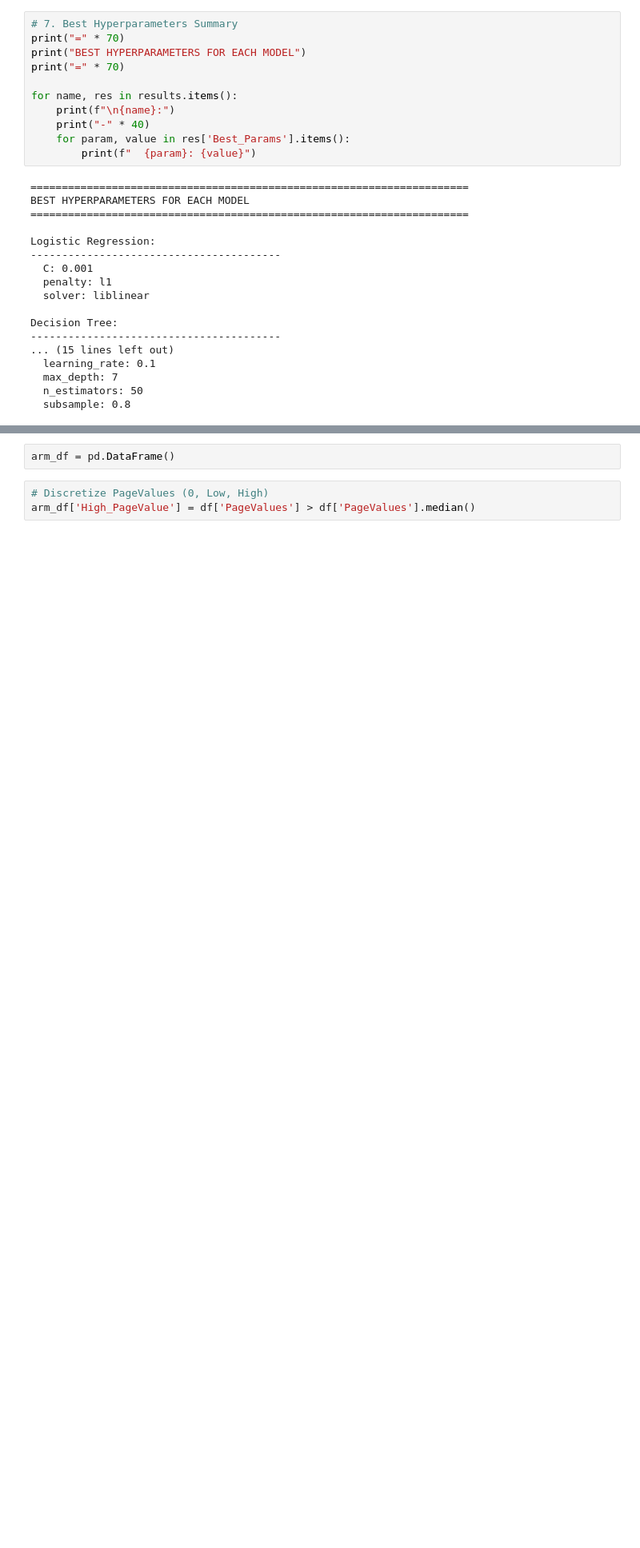
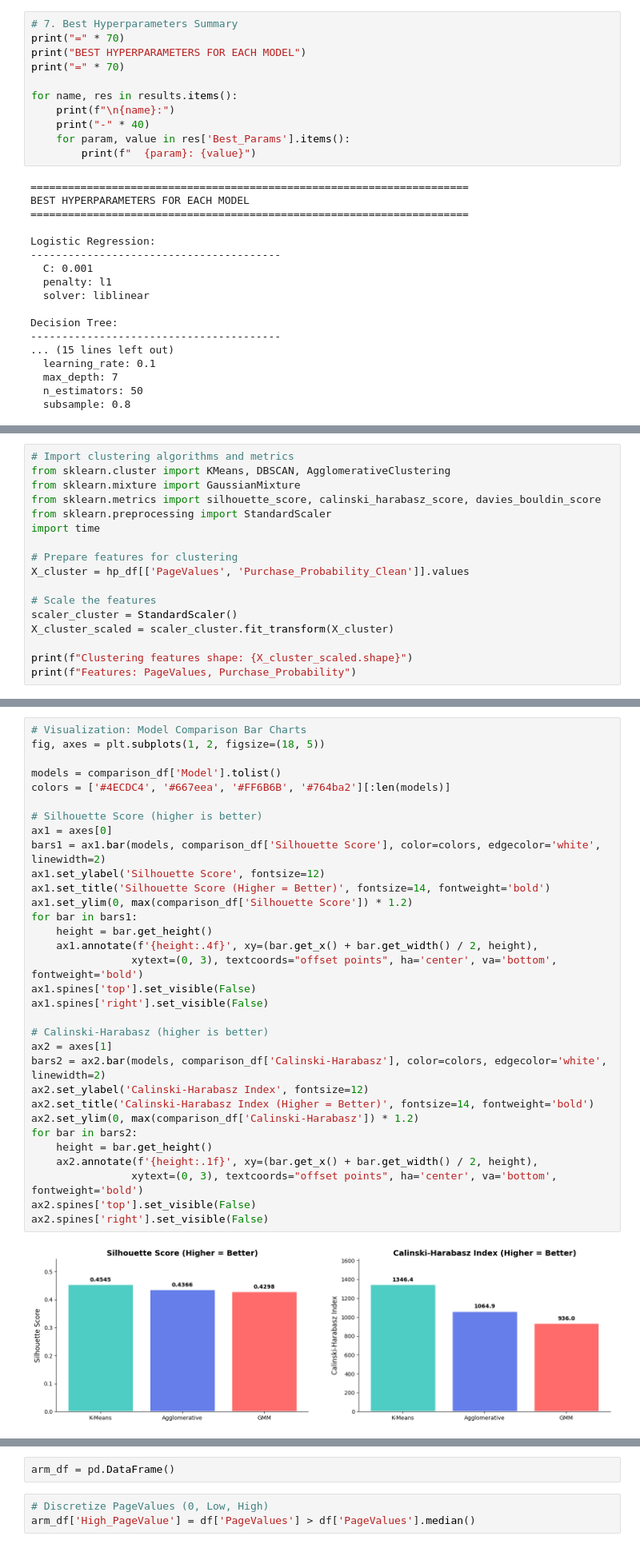
Before and after one commit to roysaw77/Project_Data-Mining, a Jupyter notebook: main.ipynb, the cells around one changed output, grey strips where cells are left out. Shown at 80% size. Drawn from its saved outputs; the diff is of its cells as text; blank space fills up the shorter version.

```diff
--- a/main.ipynb
+++ b/main.ipynb
@@ -1061,0 +880,17 @@ So it is clear that we misclustered many successful revenue sessions as unintere
+# %%
+# Import clustering algorithms and metrics
+from sklearn.cluster import KMeans, DBSCAN, AgglomerativeClustering
+from sklearn.mixture import GaussianMixture
+from sklearn.metrics import silhouette_score, calinski_harabasz_score, davies_bouldin_score
+from sklearn.preprocessing import StandardScaler
+import time
+
+# Prepare features for clustering
+X_cluster = hp_df[['PageValues', 'Purchase_Probability_Clean']].values
+
+# Scale the features
+scaler_cluster = StandardScaler()
+X_cluster_scaled = scaler_cluster.fit_transform(X_cluster)
+
+print(f"Clustering features shape: {X_cluster_scaled.shape}")
+print(f"Features: PageValues, Purchase_Probability")
@@ -1061,0 +1068,34 @@ So it is clear that we misclustered many successful revenue sessions as unintere
+# %%
+# Visualization: Model Comparison Bar Charts
+fig, axes = plt.subplots(1, 2, figsize=(18, 5))
+
+models = comparison_df['Model'].tolist()
+colors = ['#4ECDC4', '#667eea', '#FF6B6B', '#764ba2'][:len(models)]
+
+# Silhouette Score (higher is better)
+ax1 = axes[0]
+bars1 = ax1.bar(models, comparison_df['Silhouette Score'], color=colors, edgecolor='white', linewidth=2)
+ax1.set_ylabel('Silhouette Score', fontsize=12)
+ax1.set_title('Silhouette Score (Higher = Better)', fontsize=14, fontweight='bold')
+ax1.set_ylim(0, max(comparison_df['Silhouette Score']) * 1.2)
+for bar in bars1:
+    height = bar.get_height()
+    ax1.annotate(f'{height:.4f}', xy=(bar.get_x() + bar.get_width() / 2, height),
+                xytext=(0, 3), textcoords="offset points", ha='center', va='bottom', fontweight='bold')
+ax1.spines['top'].set_visible(False)
+ax1.spines['right'].set_visible(False)
+
+# Calinski-Harabasz (higher is better)
+ax2 = axes[1]
+bars2 = ax2.bar(models, comparison_df['Calinski-Harabasz'], color=colors, edgecolor='white', linewidth=2)
+ax2.set_ylabel('Calinski-Harabasz Index', fontsize=12)
+ax2.set_title('Calinski-Harabasz Index (Higher = Better)', fontsize=14, fontweight='bold')
+ax2.set_ylim(0, max(comparison_df['Calinski-Harabasz']) * 1.2)
+for bar in bars2:
+    height = bar.get_height()
+    ax2.annotate(f'{height:.1f}', xy=(bar.get_x() + bar.get_width() / 2, height),
+                xytext=(0, 3), textcoords="offset points", ha='center', va='bottom', fontweight='bold')
+ax2.spines['top'].set_visible(False)
+ax2.spines['right'].set_visible(False)
+# %% [output]
+[figure, added]
```
Also changed, not shown: parts of 28 cells of this notebook, 4 other files.
